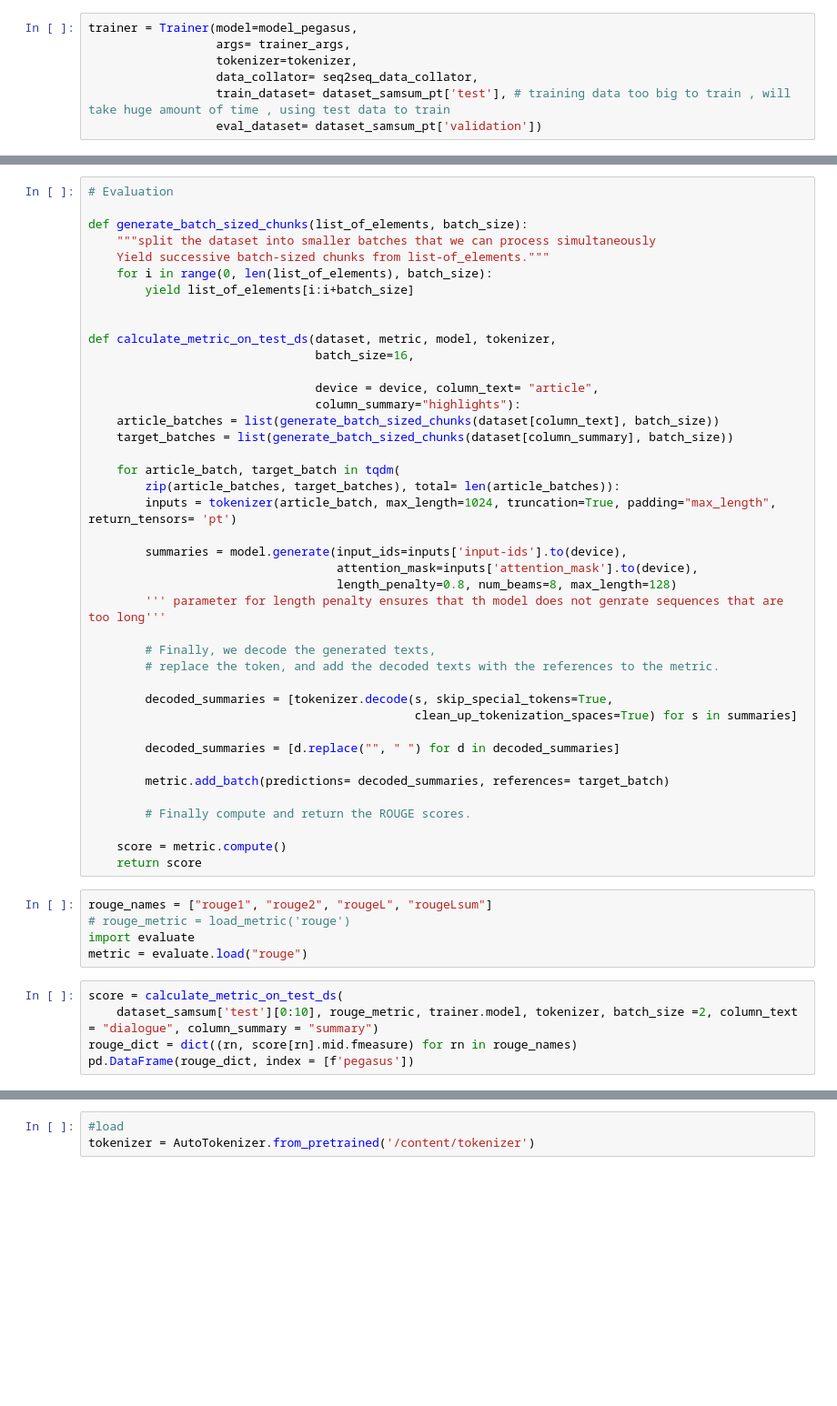
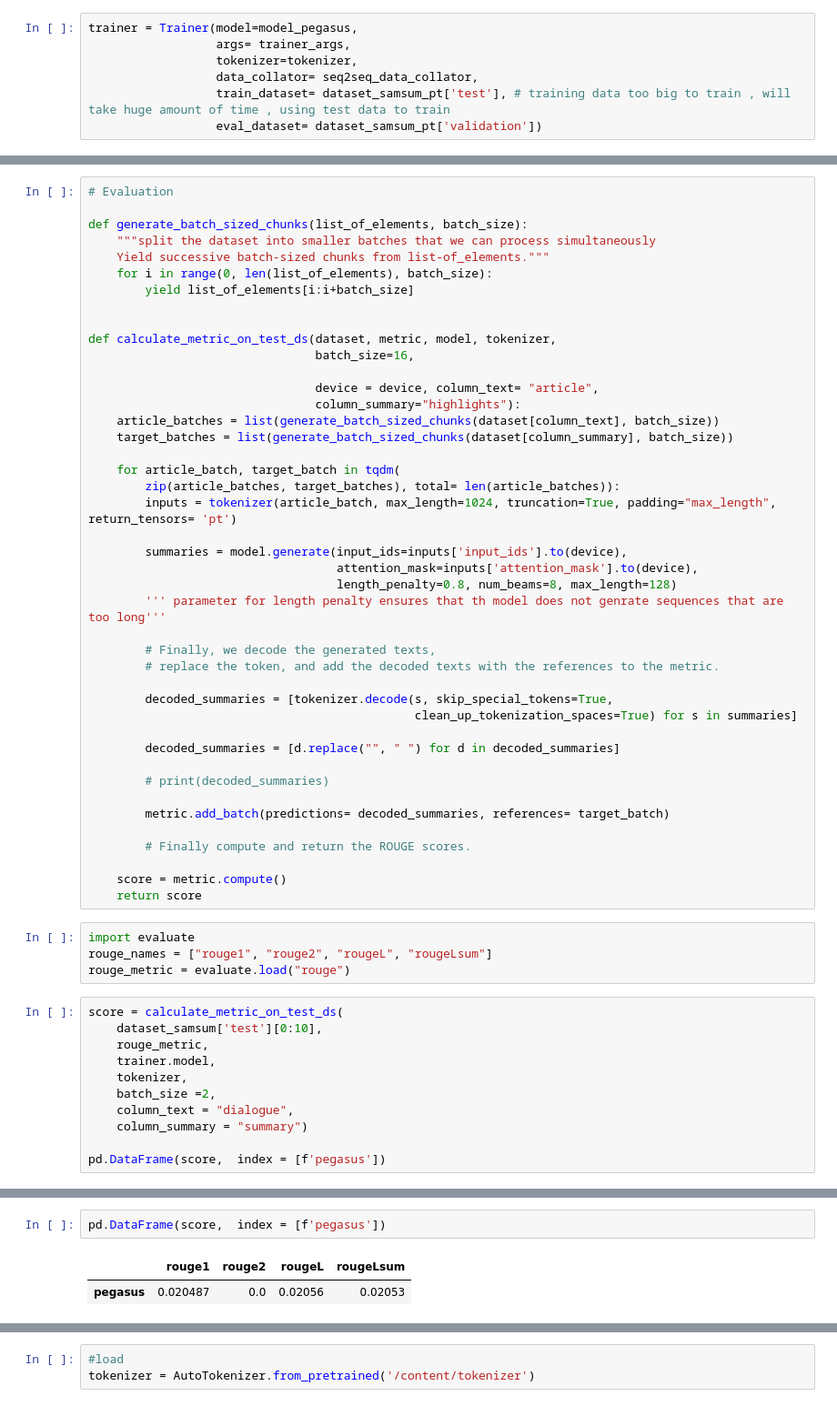
Before and after one commit to ishumann/Text-Summarization, a Jupyter notebook: research/Text_Summarization.ipynb, the cells around one changed output, grey strips where cells are left out. Shown at 91% size. Drawn from its saved outputs; the diff is of its cells as text; blank space fills up the shorter version.

```diff
--- a/research/Text_Summarization.ipynb
+++ b/research/Text_Summarization.ipynb
@@ -211,7 +293,7 @@ def calculate_metric_on_test_ds(dataset, metric, model, tokenizer,
         zip(article_batches, target_batches), total= len(article_batches)):
         inputs = tokenizer(article_batch, max_length=1024, truncation=True, padding="max_length", return_tensors= 'pt')
 
-        summaries = model.generate(input_ids=inputs['input-ids'].to(device),
+        summaries = model.generate(input_ids=inputs['input_ids'].to(device),
                                    attention_mask=inputs['attention_mask'].to(device),
                                    length_penalty=0.8, num_beams=8, max_length=128)
         ''' parameter for length penalty ensures that th model does not genrate sequences that are too long'''
@@ -224,6 +306,8 @@ def calculate_metric_on_test_ds(dataset, metric, model, tokenizer,
 
         decoded_summaries = [d.replace("", " ") for d in decoded_summaries]
 
+        # print(decoded_summaries)
+
         metric.add_batch(predictions= decoded_summaries, references= target_batch)
 
         # Finally compute and return the ROUGE scores.
@@ -231,12 +315,17 @@ def calculate_metric_on_test_ds(dataset, metric, model, tokenizer,
     score = metric.compute()
     return score
 # %%
+import evaluate
 rouge_names = ["rouge1", "rouge2", "rougeL", "rougeLsum"]
-# rouge_metric = load_metric('rouge')
-import evaluate
-metric = evaluate.load("rouge")
+rouge_metric = evaluate.load("rouge")
 # %%
 score = calculate_metric_on_test_ds(
-    dataset_samsum['test'][0:10], rouge_metric, trainer.model, tokenizer, batch_size =2, column_text = "dialogue", column_summary = "summary")
-rouge_dict = dict((rn, score[rn].mid.fmeasure) for rn in rouge_names)
-pd.DataFrame(rouge_dict, index = [f'pegasus'])
+    dataset_samsum['test'][0:10],
+    rouge_metric,
+    trainer.model,
+    tokenizer,
+    batch_size =2,
+    column_text = "dialogue",
+    column_summary = "summary")
+
+pd.DataFrame(score,  index = [f'pegasus'])
@@ -243,2 +337,7 @@ pd.DataFrame(rouge_dict, index = [f'pegasus'])
+# %%
+pd.DataFrame(score,  index = [f'pegasus'])
+# %% [output]
+|  | rouge1 | rouge2 | rougeL | rougeLsum |
+| pegasus | 0.020487 | 0.0 | 0.02056 | 0.02053 |
 # %%
 ## save model
```
Also changed, not shown: parts of 16 cells of this notebook, 3 other files.
